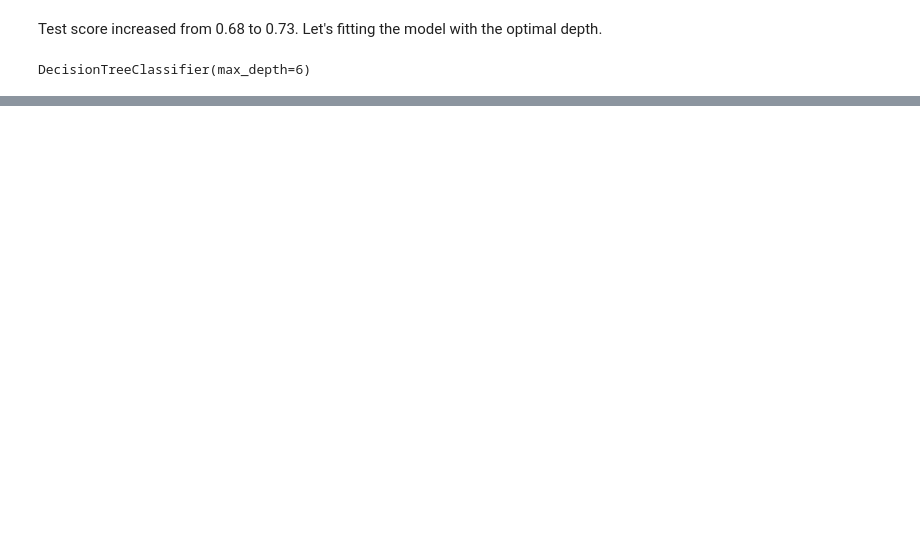
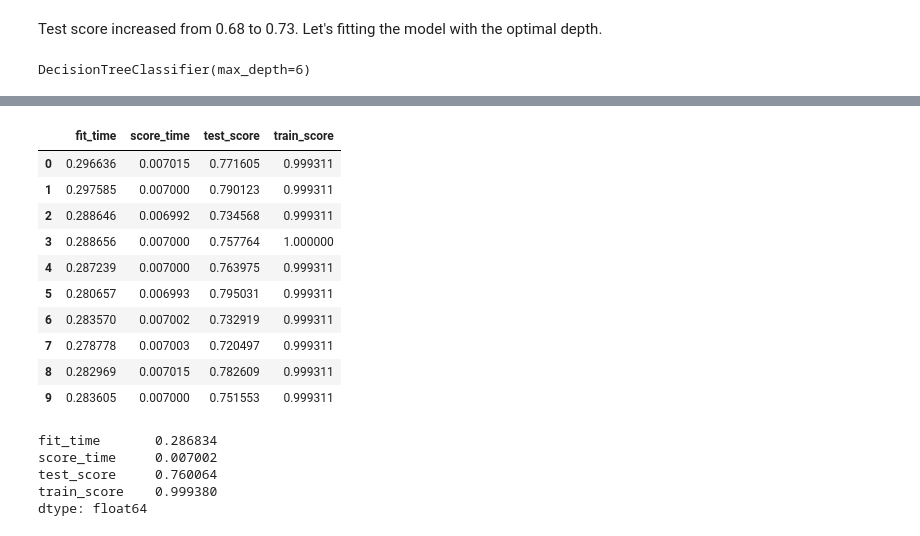
Before and after one commit to DataScienceHCMUS/Analysis, a Jupyter notebook: notebooks/Spotify Song Attributes.ipynb, the cells around one changed output, grey strips where cells are left out. Saved outputs shown, nothing was run; the diff lists cells and outputs as text; code cells hidden in the pictures; blank space fills up the shorter version.

```diff
--- a/notebooks/Spotify Song Attributes.ipynb
+++ b/notebooks/Spotify Song Attributes.ipynb
@@ -347,0 +379,22 @@ dt_viz.view()
+# %%
+rf_model = RandomForestClassifier()
+rf_scores = pd.DataFrame(cross_validate(rf_model, X_train, y_train, cv=10, return_train_score=True))
+display(rf_scores)
+display(rf_scores.mean())
+# %% [output]
+|  | fit_time | score_time | test_score | train_score |
+| 0 | 0.296636 | 0.007015 | 0.771605 | 0.999311 |
+| 1 | 0.297585 | 0.007000 | 0.790123 | 0.999311 |
+| 2 | 0.288646 | 0.006992 | 0.734568 | 0.999311 |
+| 3 | 0.288656 | 0.007000 | 0.757764 | 1.000000 |
+| 4 | 0.287239 | 0.007000 | 0.763975 | 0.999311 |
+| 5 | 0.280657 | 0.006993 | 0.795031 | 0.999311 |
+| 6 | 0.283570 | 0.007002 | 0.732919 | 0.999311 |
+| 7 | 0.278778 | 0.007003 | 0.720497 | 0.999311 |
+| 8 | 0.282969 | 0.007015 | 0.782609 | 0.999311 |
+| 9 | 0.283605 | 0.007000 | 0.751553 | 0.999311 |
+fit_time       0.286834
+score_time     0.007002
+test_score     0.760064
+train_score    0.999380
+dtype: float64
```
Also changed, not shown: parts of 22 cells of this notebook.
